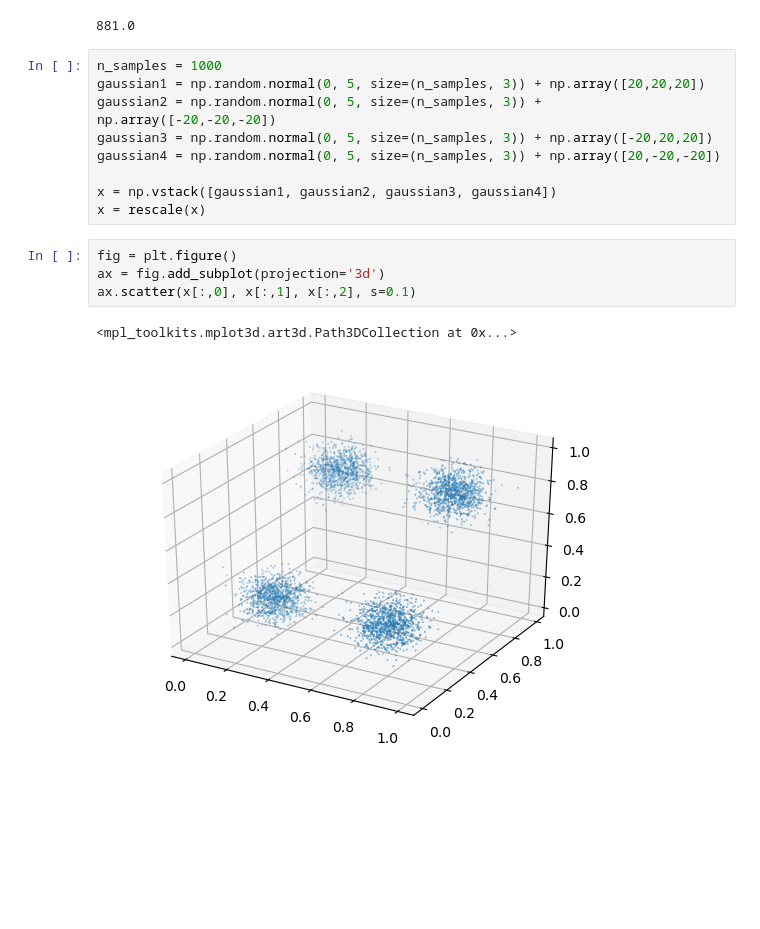
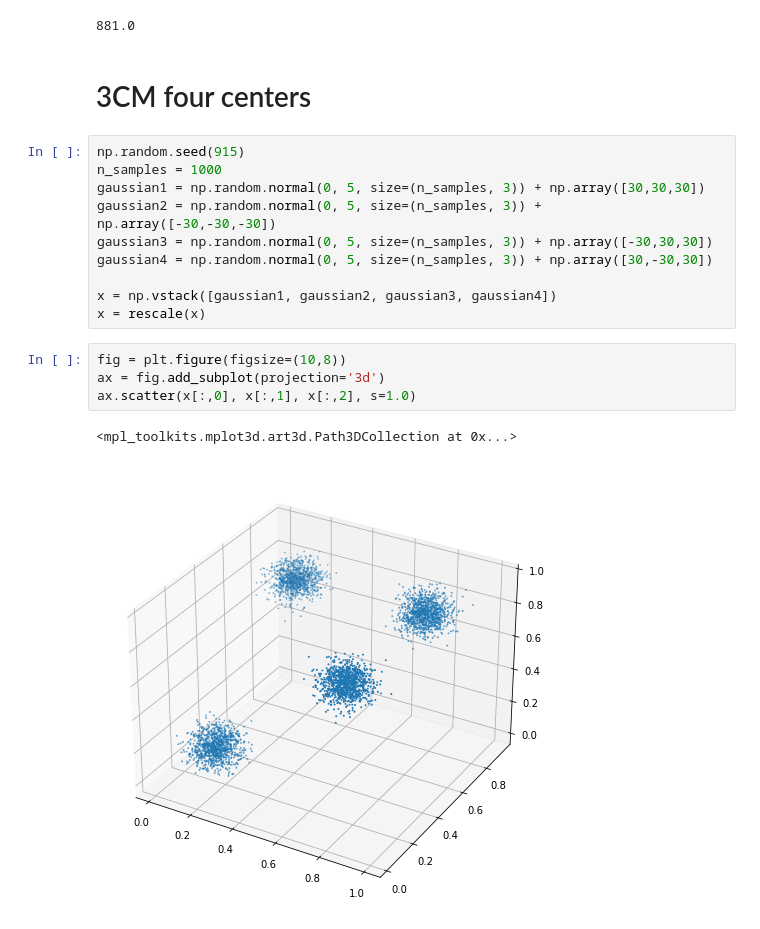
Before and after one commit to tengyulin/synth_cryoEM, a Jupyter notebook: 3_Occupancies/GenOccMap.ipynb, the cells around one changed output. Cells and saved outputs as stored; diff of their text form; blank space fills up the shorter version.

```diff
--- a/3_Occupancies/GenOccMap.ipynb
+++ b/3_Occupancies/GenOccMap.ipynb
@@ -92,19 +82,22 @@ print(np.sum(occ))
 np.save(f'{workdir}/2CM_20states.npy', occ)
 # %% [output]
 881.0
+# %% [markdown]
+# 3CM four centers
 # %%
+np.random.seed(915)
 n_samples = 1000
-gaussian1 = np.random.normal(0, 5, size=(n_samples, 3)) + np.array([20,20,20])
-gaussian2 = np.random.normal(0, 5, size=(n_samples, 3)) + np.array([-20,-20,-20])
-gaussian3 = np.random.normal(0, 5, size=(n_samples, 3)) + np.array([-20,20,20])
-gaussian4 = np.random.normal(0, 5, size=(n_samples, 3)) + np.array([20,-20,-20])
+gaussian1 = np.random.normal(0, 5, size=(n_samples, 3)) + np.array([30,30,30])
+gaussian2 = np.random.normal(0, 5, size=(n_samples, 3)) + np.array([-30,-30,-30])
+gaussian3 = np.random.normal(0, 5, size=(n_samples, 3)) + np.array([-30,30,30])
+gaussian4 = np.random.normal(0, 5, size=(n_samples, 3)) + np.array([30,-30,30])
 
 x = np.vstack([gaussian1, gaussian2, gaussian3, gaussian4])
 x = rescale(x)
 # %%
-fig = plt.figure()
+fig = plt.figure(figsize=(10,8))
 ax = fig.add_subplot(projection='3d')
-ax.scatter(x[:,0], x[:,1], x[:,2], s=0.1)
+ax.scatter(x[:,0], x[:,1], x[:,2], s=1.0)
 # %% [output]
 <mpl_toolkits.mplot3d.art3d.Path3DCollection at 0x...>
-[figure, old version]
+[figure, new version]
```
Also changed, not shown: parts of 18 cells of this notebook, 28 other files.
